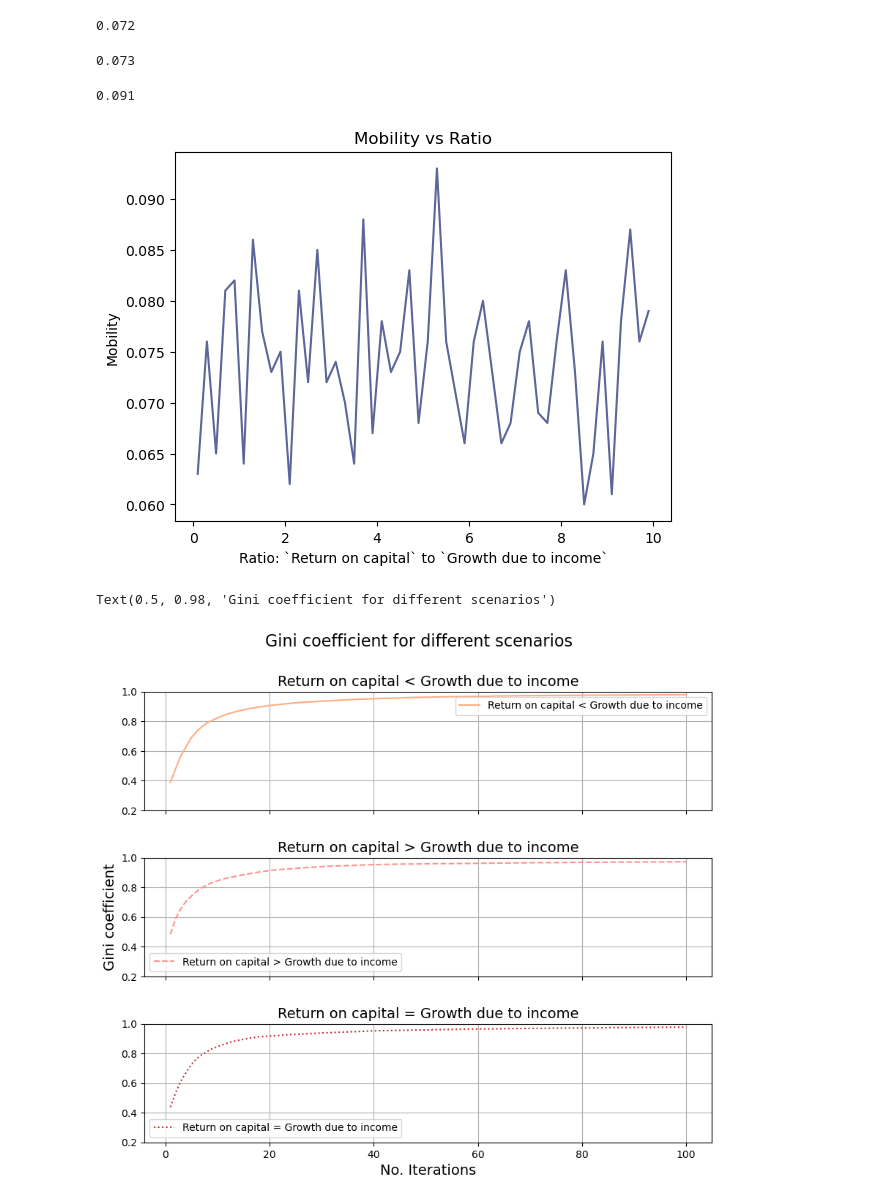
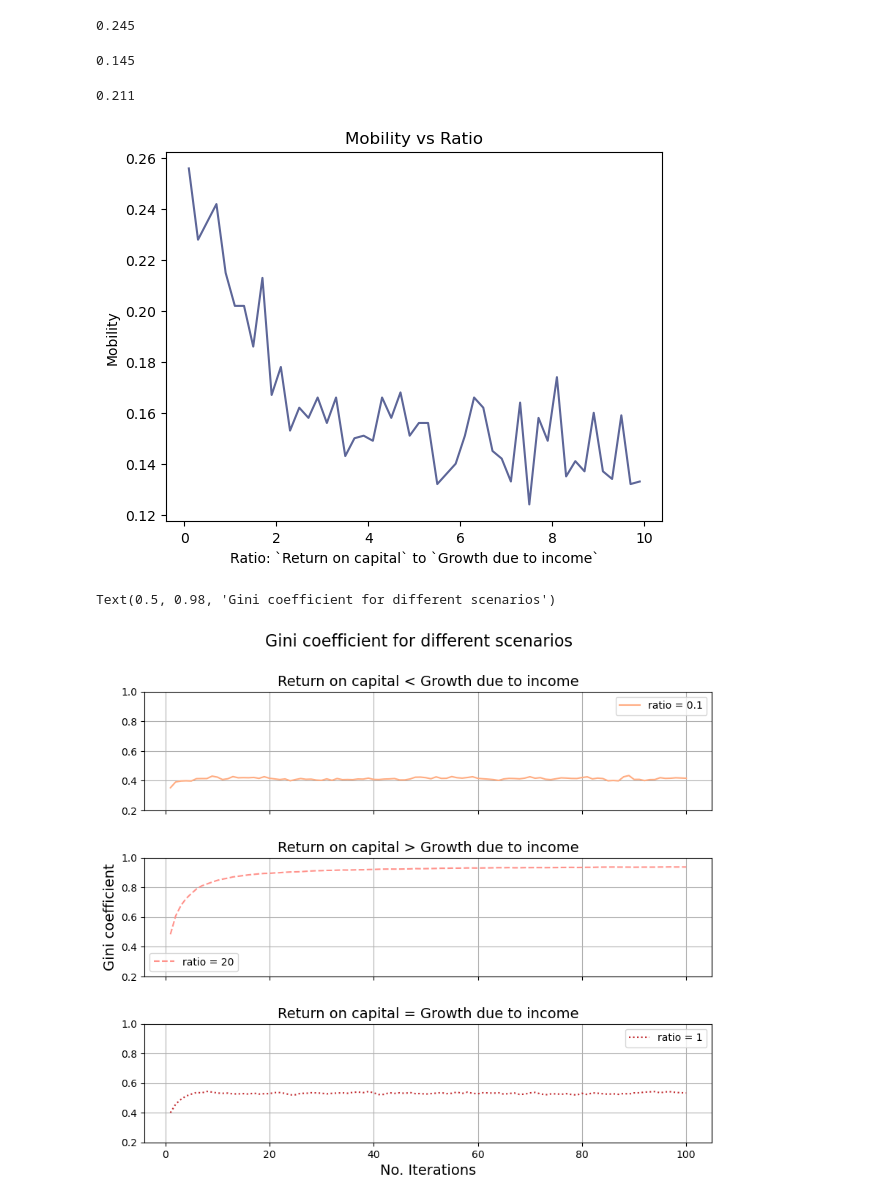
Before and after one commit to Haoran-Jie/EconomicInequality_Simulator_Investigation, a Jupyter notebook: tick4.ipynb, the cells around one changed output. Drawn from its saved outputs; the diff is of its cells as text; code cells hidden in the pictures.

Commit message:
Argsort, growth_vector

```diff
--- a/tick4.ipynb
+++ b/tick4.ipynb
@@ -48,9 +48,9 @@ def iterate_once(world,incomes,capreturn_econgrowth_ratio,kin_exchange_flag=True
     total_wealth = np.sum(world)
     total_econgrowth = np.sum(incomes)
     capreturn = total_econgrowth*capreturn_econgrowth_ratio
-    growth_factor = 1+capreturn/total_wealth
+    growth_factor = capreturn/total_wealth
     growth_vector = 1+np.linspace(0,2*growth_factor,1000)
-    world *= growth_vector
+    world[np.argsort(world)] *= growth_vector
     world += incomes
     if(kin_exchange_flag):
         kin_exchange_world(world)
@@ -60,8 +60,8 @@ def iterate_once(world,incomes,capreturn_econgrowth_ratio,kin_exchange_flag=True
 # Normalise
 def wealth_normalization(world):
     totalwealth = np.sum(world)
-    if totalwealth>100000:
-        world *= (100000/totalwealth)
+    if totalwealth>1000:
+        world *= (1000/totalwealth)
     return world
 # %%
 # Initialize data
@@ -78,42 +78,42 @@ np.min(incomes)
 # Return on capital < Growth due to income
 
 time_period = 100
-ratioo = 0.01
+ratioo1 = 0.1
 world_1 = people_wealth.copy()
 ginis_1 = []
 for i in range(time_period):
-    iterate_once(world_1,incomes,ratioo,kin_exchange_flag=True)
+    iterate_once(world_1,incomes,ratioo1,kin_exchange_flag=True)
     ginis_1.append(gini(world_1.copy()))
 
 mobility(people_wealth.copy(),world_1)
 # %% [output]
-0.072
+0.245
 # %%
 # Return on capital > Growth due to income
 
-ratioo = 20
+ratioo2 = 20
 world_2 = people_wealth.copy()
 ginis_2 = []
 for i in range(time_period):
-    iterate_once(world_2,incomes,ratioo,kin_exchange_flag=True)
+    iterate_once(world_2,incomes,ratioo2,kin_exchange_flag=True)
     ginis_2.append(gini(world_2.copy()))
 
 mobility(people_wealth.copy(),world_2)
 # %% [output]
-0.073
+0.145
 # %%
 # Return on capital = Growth due to income
 
-ratioo = 1
+ratioo3 = 1
 world_3 = people_wealth.copy()
 ginis_3 = []
 for i in range(time_period):
-    iterate_once(world_3,incomes,ratioo,kin_exchange_flag=True)
+    iterate_once(world_3,incomes,ratioo3,kin_exchange_flag=True)
     ginis_3.append(gini(world_3.copy()))
 
 mobility(people_wealth.copy(),world_3)
 # %% [output]
-0.091
+0.211
 # %%
 # Calculating mobility rate for different ratio
 
@@ -130,36 +130,36 @@ plt.ylabel('Mobility')
 plt.title('Mobility vs Ratio')
 plt.show()
 # %% [output]
-[figure, old version]
+[figure, new version]
 # %%
 fig, axes = plt.subplots(3,1,sharex=True,sharey=True, figsize=(10,8))
 
-axes[0].plot(np.arange(1,time_period+1),ginis_1, color='#FFAC81', linestyle='-', label='Return on capital < Growth due to income')
-axes[1].plot(np.arange(1,time_period+1),ginis_2, color='#FF928B', linestyle='--', label='Return on capital > Growth due to income')
-axes[2].plot(np.arange(1,time_period+1),ginis_3, color='#C1292E', linestyle=':', label='Return on capital = Growth due to income')
+axes[0].plot(np.arange(1,time_period+1),ginis_1, color='#FFAC81', linestyle='-', label=f'ratio = {ratioo1}')
+axes[1].plot(np.arange(1,time_period+1),ginis_2, color='#FF928B', linestyle='--', label=f'ratio = {ratioo2}')
+axes[2].plot(np.arange(1,time_period+1),ginis_3, color='#C1292E', linestyle=':', label=f'ratio = {ratioo3}')
 
 axes[0].set_ylim([0.2,1])
 axes[0].set_yticks(np.arange(0.2, 1.2, 0.2))
 plt.subplots_adjust(hspace=0.4)
 
 axes[0].set_title("Return on capital < Growth due to income", fontsize=14)
 axes[1].set_title("Return on capital > Growth due to income", fontsize=14)
 axes[2].set_title("Return on capital = Growth due to income", fontsize=14)
 
 
 axes[2].set_xlabel("No. Iterations", fontsize=14)
 
 axes[1].set_ylabel("Gini coefficient", fontsize=14)
 
 axes[0].grid(True)
 axes[1].grid(True)
 axes[2].grid(True)
 
 axes[0].legend()
 axes[1].legend()
 axes[2].legend()
 
 fig.suptitle("Gini coefficient for different scenarios", fontsize=16)
 # %% [output]
 Text(0.5, 0.98, 'Gini coefficient for different scenarios')
-[figure, old version]
+[figure, new version]
```
Also changed, not shown: parts of 1 cell of this notebook, 5 other files.
